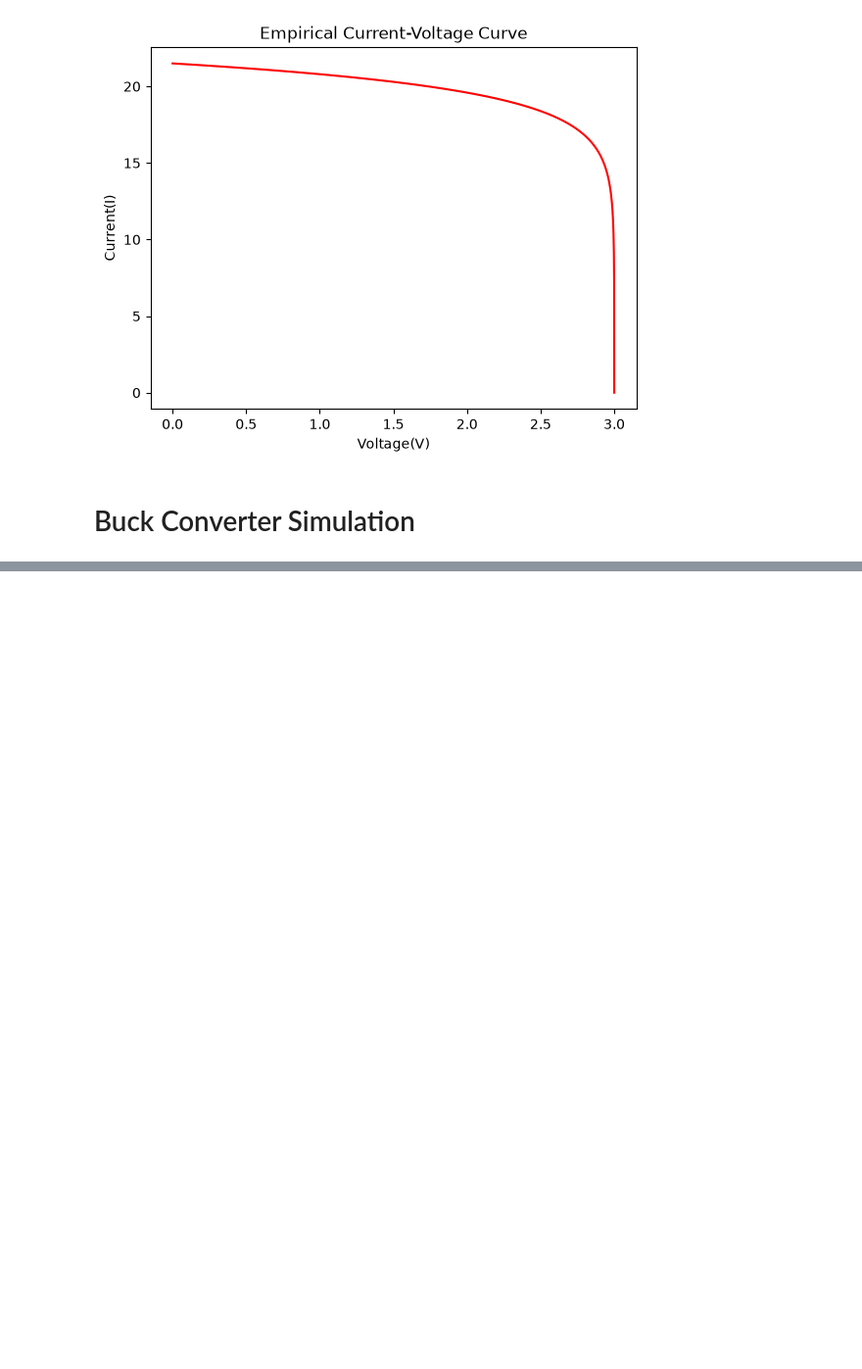
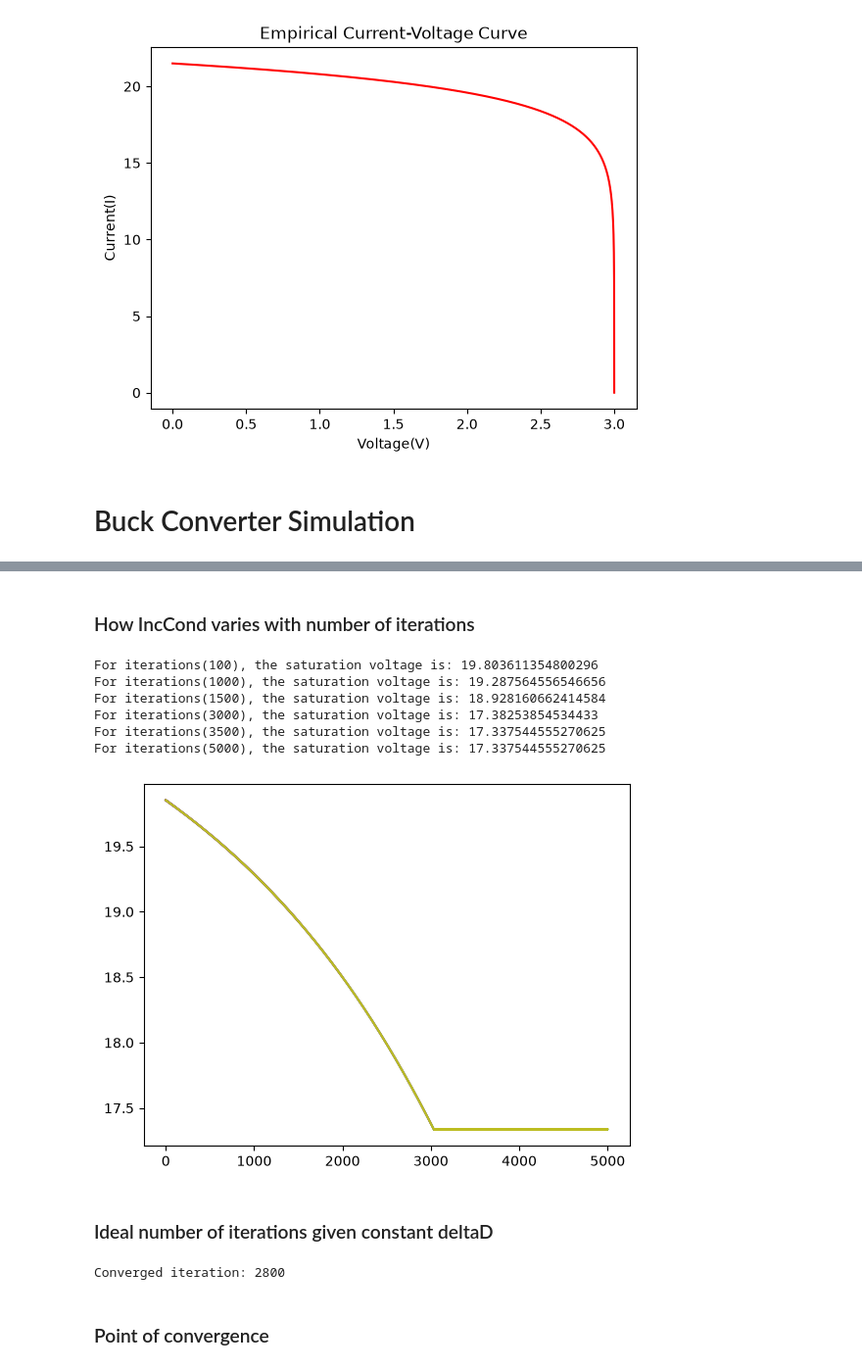
Before and after one commit to Heavens-Daoist/Solar-MPPT-Project, a Jupyter notebook: MPPTAlgorithms.ipynb, the cells around one changed output, grey strips where cells are left out. Shown at 98% size. Drawn from its saved outputs; the diff is of its cells as text; code cells hidden in the pictures; blank space fills up the shorter version.

Commit message:
feat: Added working incCond algorithm with parameter optimization

```diff
--- a/MPPTAlgorithms.ipynb
+++ b/MPPTAlgorithms.ipynb
@@ -64,9 +65,14 @@ Text(0.5, 1.0, 'Empirical Current-Voltage Curve')
 # %% [markdown]
 # Buck Converter Simulation
 # %%
-def buck_converter(Vin,Iin,D):
-    Vout = D*Vin
-    Iout = Iinn/D
+def buck_converter(R_load,D):
+    R_in = (1/D**2)*R_load
+    return R_in
+R_load = 2.7 # Assumed from using R_load = R_mpp * D**2
+D = 0.5
+R_in = buck_converter(R_load,D)
 
-    Rin = Vout/Iout # This is 1/D^2 * Rout
-    return Rin
+def res(V,R_in):
+    return I_pv(V) - V/R_in
+V_intersection = brentq(res,a=1e-6,b=Voc,args = (R_in,))
+I_intersection = I_pv(V_intersection)
@@ -76,0 +85,7 @@ def buck_converter(Vin,Iin,D):
+# %%
+def res(V,R_in):
+    return I_pv(V) - V/R_in
+def brentqsolve(R_in,Voc):
+    V_solution = brentq(res,a=1e-6,b=Voc,args = (R_in,))
+    I_solution = I_pv(V_solution)
+    return V_solution,I_solution
@@ -106,0 +132,51 @@ ValueError: operands could not be broadcast together with shapes (4095,) (4096,)
+# %% [markdown]
+### How IncCond varies with number of iterations
+# %%
+D = np.zeros(N)
+D[0] = 0.5
+_,V_iC_100,_ = incCond(100,D)
+D = np.zeros(2000)
+D[0] = 0.5
+_,V_iC_200,_ = incCond(2000,D)
+D = np.zeros(5000)
+D[0] = 0.5
+_,V_iC_300,_ = incCond(5000,D)
+
+plt.plot(V_iC_100)
+plt.plot(V_iC_200)
+plt.plot(V_iC_300)
+
+for i in [100,1000,1500,3000,3500,5000]:
+    D = np.zeros(i)
+    D[0] = 0.5
+    _,V_current,_ = incCond(i,D)
+    plt.plot(V_current)
+    print("For iterations(" + str(i) + "), the saturation voltage is: " + str(V_current[-1]))
+# %% [output]
+For iterations(100), the saturation voltage is: 19.803611354800296
+For iterations(1000), the saturation voltage is: 19.287564556546656
+For iterations(1500), the saturation voltage is: 18.928160662414584
+For iterations(3000), the saturation voltage is: 17.38253854534433
+For iterations(3500), the saturation voltage is: 17.337544555270625
+For iterations(5000), the saturation voltage is: 17.337544555270625
+[figure, added]
+# %% [markdown]
+### Ideal number of iterations given constant deltaD
+# %%
+# Ideal convergence criteria(in terms of iterations given deltaD)
+i = 0
+tolerance_check = 0.02 # %
+while 5>0:
+    i+=100
+    D = np.zeros(i)
+    D[0] = 0.5
+    _,V_current,_ = incCond(i,D)
+
+    if np.abs(V_current[-1]-V_mpp)<tolerance_check*V_mpp:
+        converged_itr = i
+        print("Converged iteration: " + str(i))
+        break
+# %% [output]
+Converged iteration: 2800
+# %% [markdown]
+### Point of convergence
```
Also changed, not shown: parts of 15 cells of this notebook.
